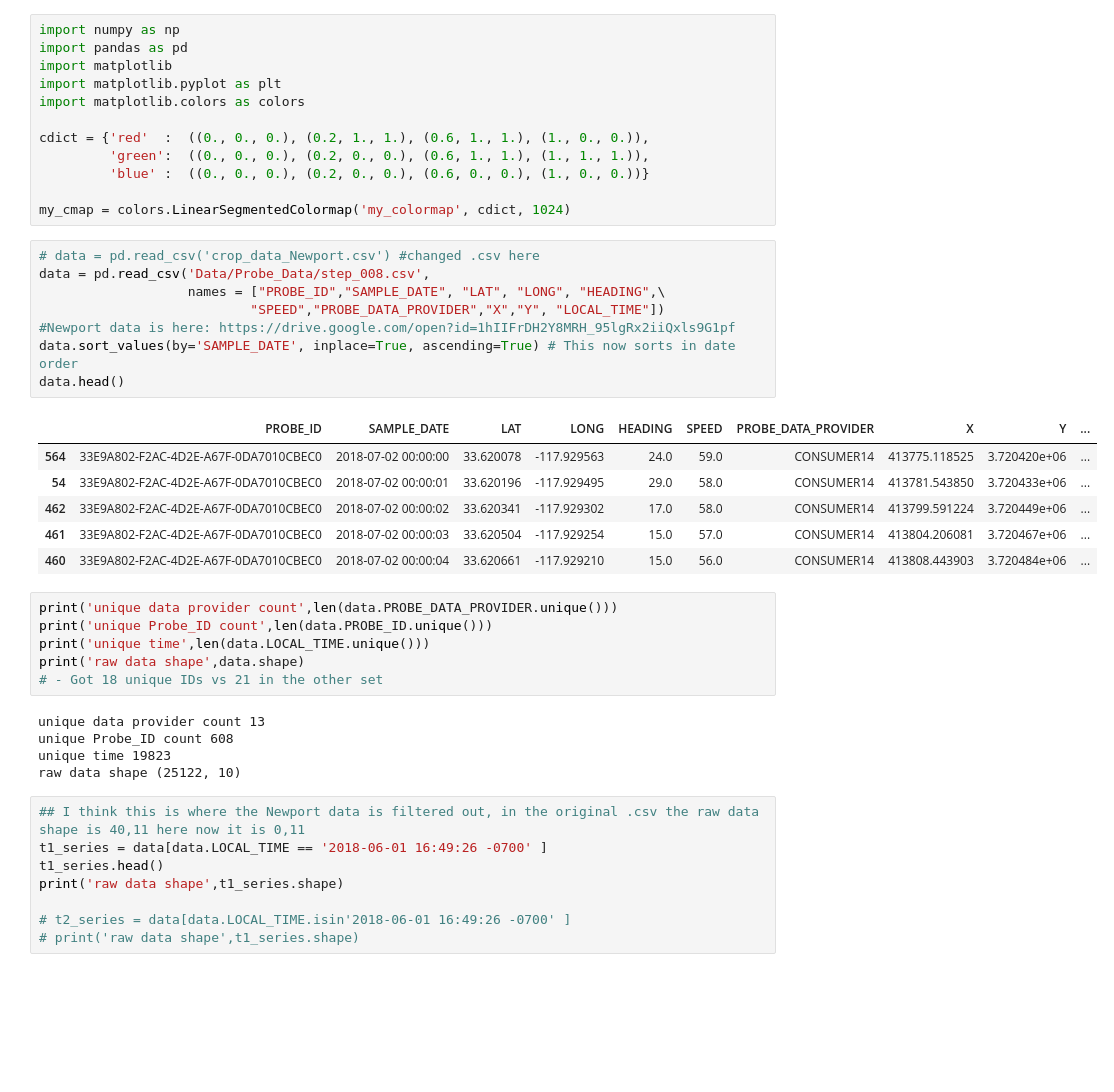
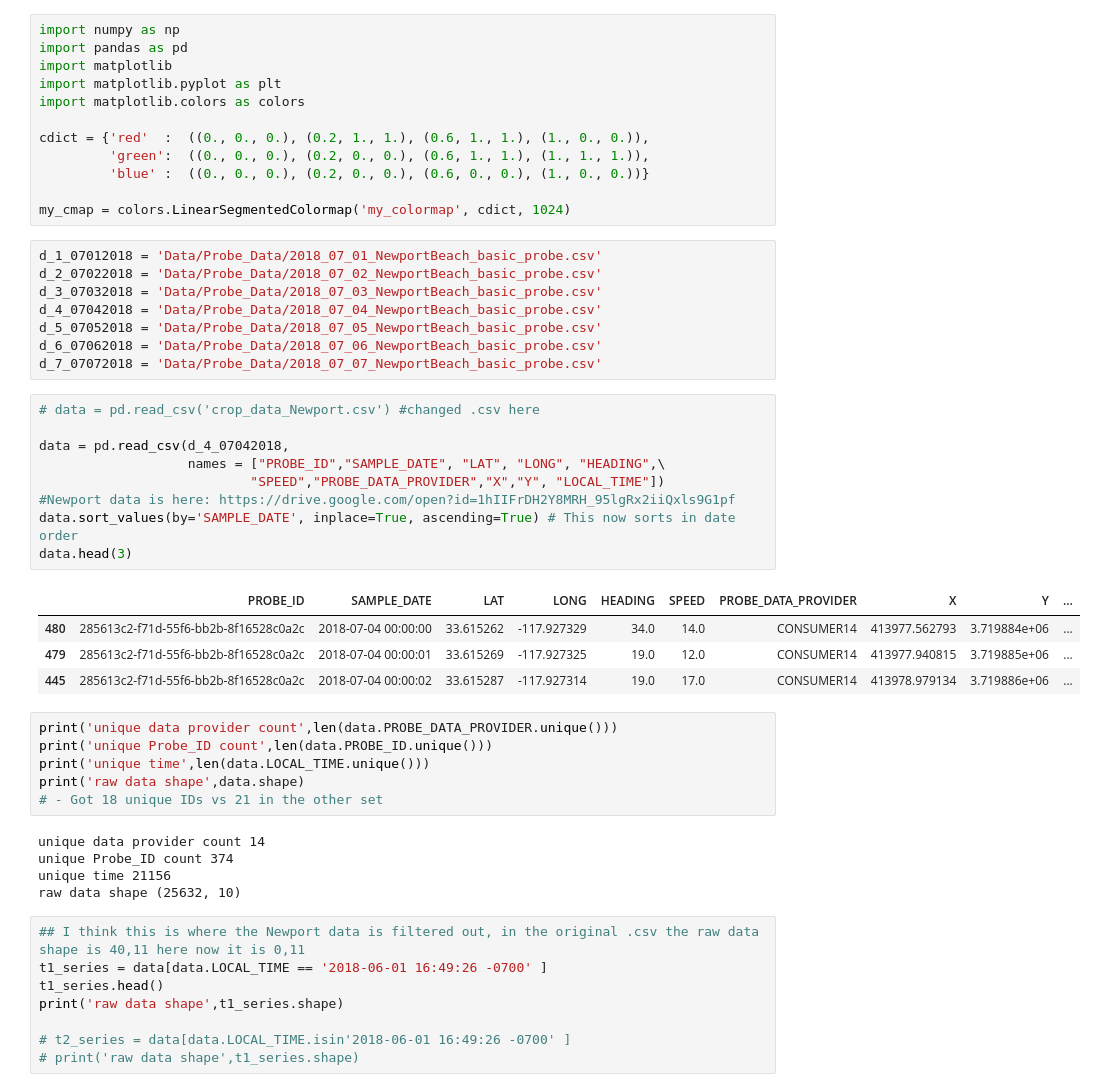
Before and after one commit to ZiningW/263-295-Project, a Jupyter notebook: Visualization_Newport.ipynb, the cells around one changed output. Drawn from its saved outputs; the diff is of its cells as text; blank space fills up the shorter version.

```diff
--- a/Visualization_Newport.ipynb
+++ b/Visualization_Newport.ipynb
@@ -10,21 +10,28 @@ cdict = {'red'  :  ((0., 0., 0.), (0.2, 1., 1.), (0.6, 1., 1.), (1., 0., 0.)),
          'blue' :  ((0., 0., 0.), (0.2, 0., 0.), (0.6, 0., 0.), (1., 0., 0.))}
 
 my_cmap = colors.LinearSegmentedColormap('my_colormap', cdict, 1024)
+# %%
+d_1_07012018 = 'Data/Probe_Data/2018_07_01_NewportBeach_basic_probe.csv'
+d_2_07022018 = 'Data/Probe_Data/2018_07_02_NewportBeach_basic_probe.csv'
+d_3_07032018 = 'Data/Probe_Data/2018_07_03_NewportBeach_basic_probe.csv'
+d_4_07042018 = 'Data/Probe_Data/2018_07_04_NewportBeach_basic_probe.csv'
+d_5_07052018 = 'Data/Probe_Data/2018_07_05_NewportBeach_basic_probe.csv'
+d_6_07062018 = 'Data/Probe_Data/2018_07_06_NewportBeach_basic_probe.csv'
+d_7_07072018 = 'Data/Probe_Data/2018_07_07_NewportBeach_basic_probe.csv'
 # %%
 # data = pd.read_csv('crop_data_Newport.csv') #changed .csv here
-data = pd.read_csv('Data/Probe_Data/step_008.csv',
+
+data = pd.read_csv(d_4_07042018,
                    names = ["PROBE_ID","SAMPLE_DATE", "LAT", "LONG", "HEADING",\
                            "SPEED","PROBE_DATA_PROVIDER","X","Y", "LOCAL_TIME"])
 #Newport data is here: https://drive.google.com/open?id=1hIIFrDH2Y8MRH_95lgRx2iiQxls9G1pf
 data.sort_values(by='SAMPLE_DATE', inplace=True, ascending=True) # This now sorts in date order
-data.head()
+data.head(3)
 # %% [output]
 |  | PROBE_ID | SAMPLE_DATE | LAT | LONG | HEADING | SPEED | PROBE_DATA_PROVIDER | X | Y | ... |
-| 564 | 33E9A802-F2AC-4D2E-A67F-0DA7010CBEC0 | 2018-07-02 00:00:00 | 33.620078 | -117.929563 | 24.0 | 59.0 | CONSUMER14 | 413775.118525 | 3.720420e+06 | ... |
-| 54 | 33E9A802-F2AC-4D2E-A67F-0DA7010CBEC0 | 2018-07-02 00:00:01 | 33.620196 | -117.929495 | 29.0 | 58.0 | CONSUMER14 | 413781.543850 | 3.720433e+06 | ... |
-| 462 | 33E9A802-F2AC-4D2E-A67F-0DA7010CBEC0 | 2018-07-02 00:00:02 | 33.620341 | -117.929302 | 17.0 | 58.0 | CONSUMER14 | 413799.591224 | 3.720449e+06 | ... |
-| 461 | 33E9A802-F2AC-4D2E-A67F-0DA7010CBEC0 | 2018-07-02 00:00:03 | 33.620504 | -117.929254 | 15.0 | 57.0 | CONSUMER14 | 413804.206081 | 3.720467e+06 | ... |
-| 460 | 33E9A802-F2AC-4D2E-A67F-0DA7010CBEC0 | 2018-07-02 00:00:04 | 33.620661 | -117.929210 | 15.0 | 56.0 | CONSUMER14 | 413808.443903 | 3.720484e+06 | ... |
+| 480 | 285613c2-f71d-55f6-bb2b-8f16528c0a2c | 2018-07-04 00:00:00 | 33.615262 | -117.927329 | 34.0 | 14.0 | CONSUMER14 | 413977.562793 | 3.719884e+06 | ... |
+| 479 | 285613c2-f71d-55f6-bb2b-8f16528c0a2c | 2018-07-04 00:00:01 | 33.615269 | -117.927325 | 19.0 | 12.0 | CONSUMER14 | 413977.940815 | 3.719885e+06 | ... |
+| 445 | 285613c2-f71d-55f6-bb2b-8f16528c0a2c | 2018-07-04 00:00:02 | 33.615287 | -117.927314 | 19.0 | 17.0 | CONSUMER14 | 413978.979134 | 3.719886e+06 | ... |
 # %%
 print('unique data provider count',len(data.PROBE_DATA_PROVIDER.unique()))
 print('unique Probe_ID count',len(data.PROBE_ID.unique()))
@@ -32,10 +39,10 @@ print('unique time',len(data.LOCAL_TIME.unique()))
 print('raw data shape',data.shape)
 # - Got 18 unique IDs vs 21 in the other set
 # %% [output]
-unique data provider count 13
-unique Probe_ID count 608
-unique time 19823
-raw data shape (25122, 10)
+unique data provider count 14
+unique Probe_ID count 374
+unique time 21156
+raw data shape (25632, 10)
 # %%
 ## I think this is where the Newport data is filtered out, in the original .csv the raw data shape is 40,11 here now it is 0,11
 t1_series = data[data.LOCAL_TIME == '2018-06-01 16:49:26 -0700' ]
```
Also changed, not shown: parts of 11 cells of this notebook, 1 other file.
